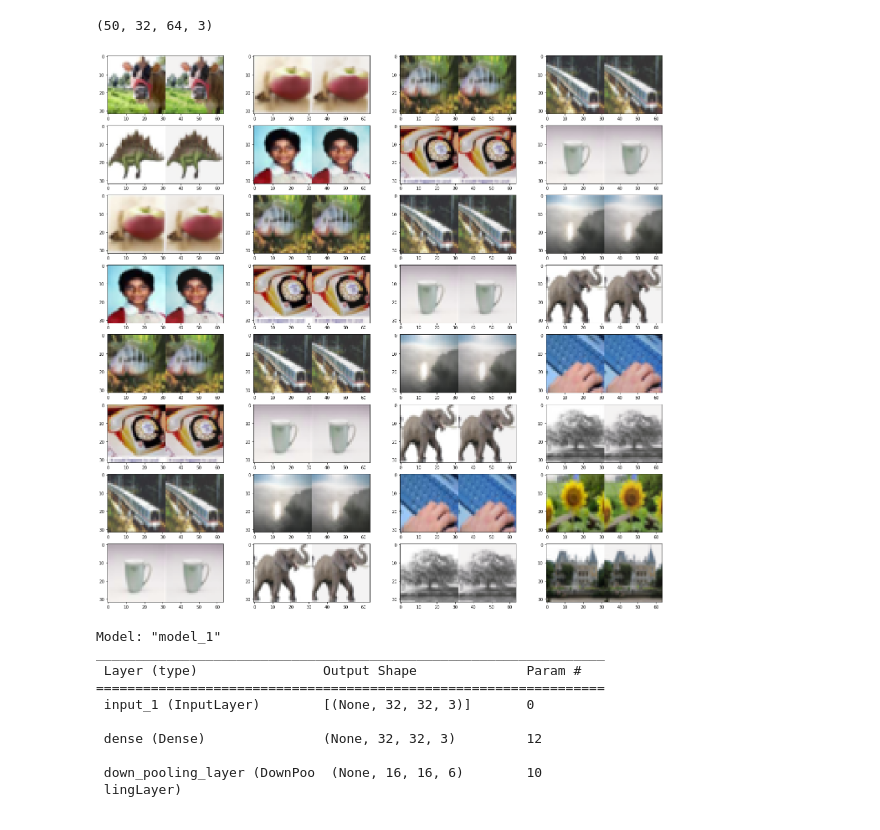
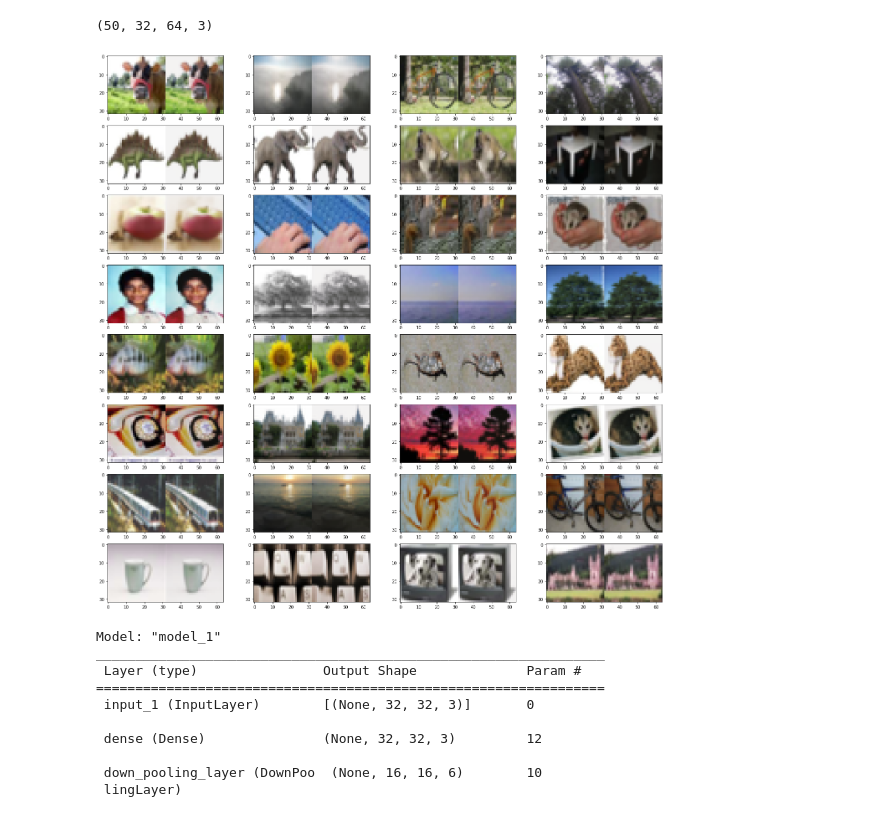
Before and after one commit to vkthakur90/jupyter_notebooks, a Jupyter notebook: Autoencoder_Final.ipynb, the cells around one changed output. Drawn from its saved outputs; the diff is of its cells as text; code cells hidden in the pictures.

```diff
--- a/Autoencoder_Final.ipynb
+++ b/Autoencoder_Final.ipynb
@@ -339,11 +339,11 @@ img_arr.shape
 # %%
 fig, axes = plt.subplots(8, 4, figsize = (24, 24))
 
 for idx, row in enumerate(axes):
     for jdx, ax in enumerate(row):
-        ax.imshow(img_arr[idx + 2 * jdx])
+        ax.imshow(img_arr[idx + 8 * jdx])
 # %% [output]
-[figure, old version]
+[figure, new version]
 # %%
 encoder.summary()
 # %% [output]
```
